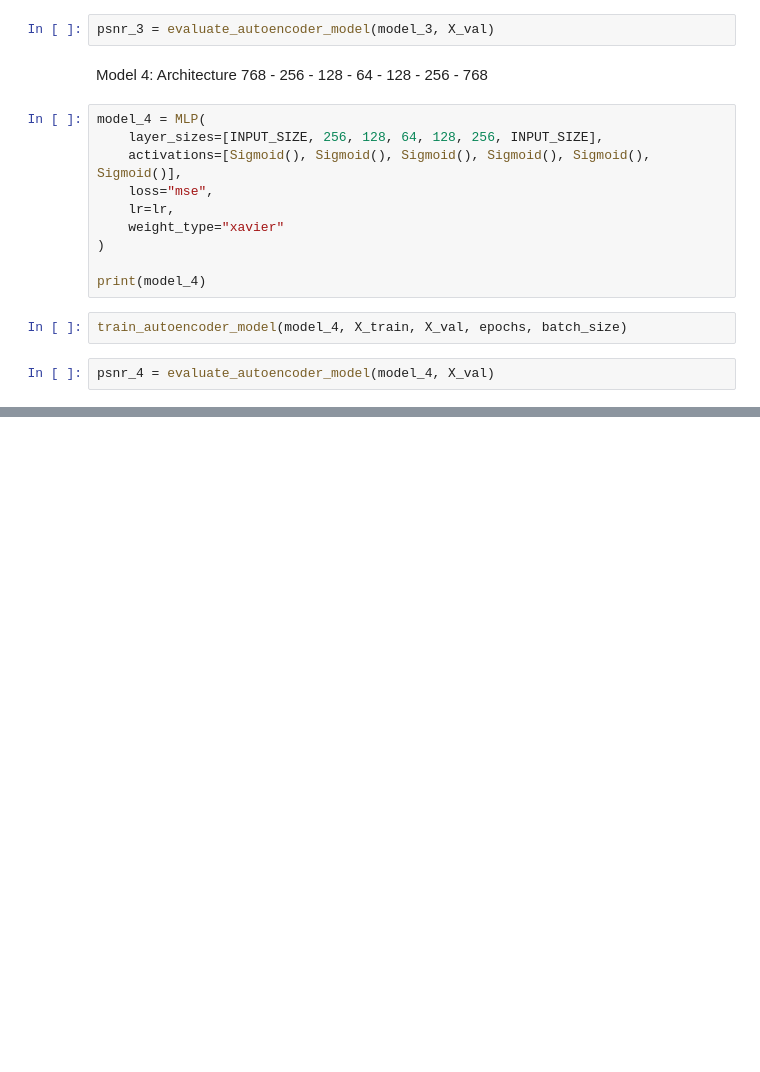
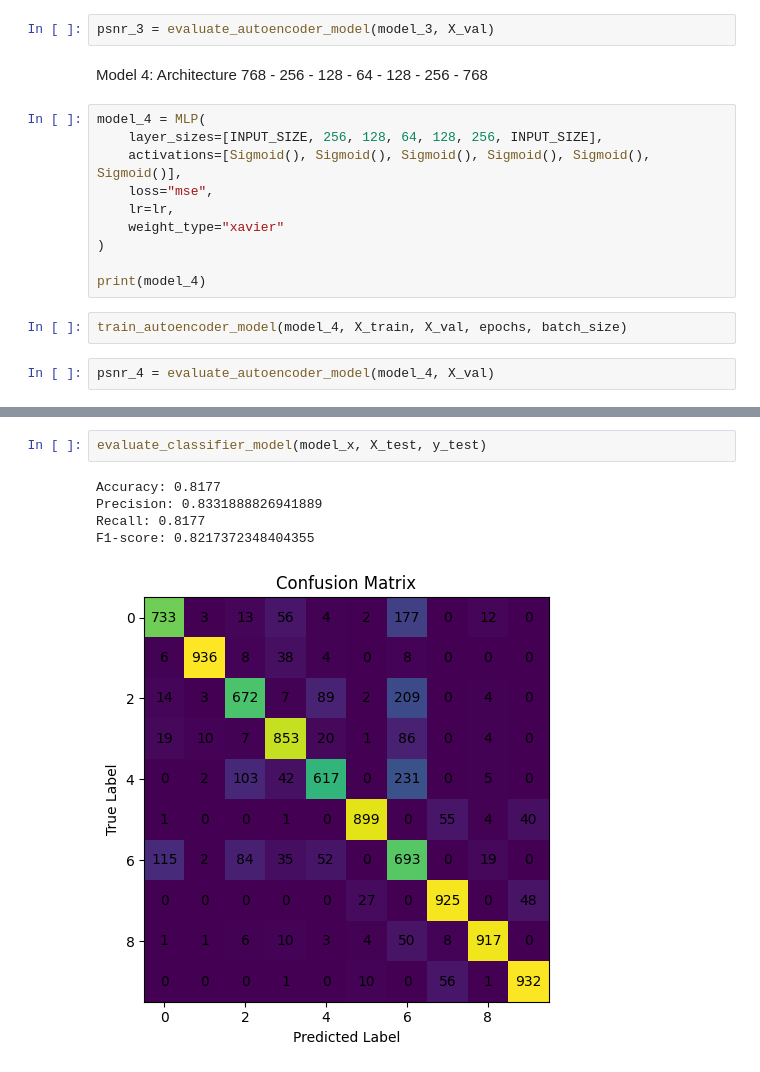
Before and after one commit to Mahan-M47/Multi-Layer-Perceptron-with-NumPy, a Jupyter notebook: Q3.ipynb, the cells around one changed output, grey strips where cells are left out. Saved outputs shown, nothing was run; the diff lists cells and outputs as text; blank space fills up the shorter version.

```diff
--- a/Q3.ipynb
+++ b/Q3.ipynb
@@ -910,3 +553,11 @@ Sample image - PSNR: 31.483693
+# %%
+evaluate_classifier_model(model_x, X_test, y_test)
+# %% [output]
+Accuracy: 0.8177
+Precision: 0.8331888826941889
+Recall: 0.8177
+F1-score: 0.8217372348404355
+[figure, added]
 # %%
 print( 'Model Evaluation Summary:\n\n' +
        '         Model        | Train Loss | Test Loss  | Train PSNR  |  Test PSNR  |  Convergence Time\n' +
```
Also changed, not shown: parts of 93 cells of this notebook, 1 other file.
